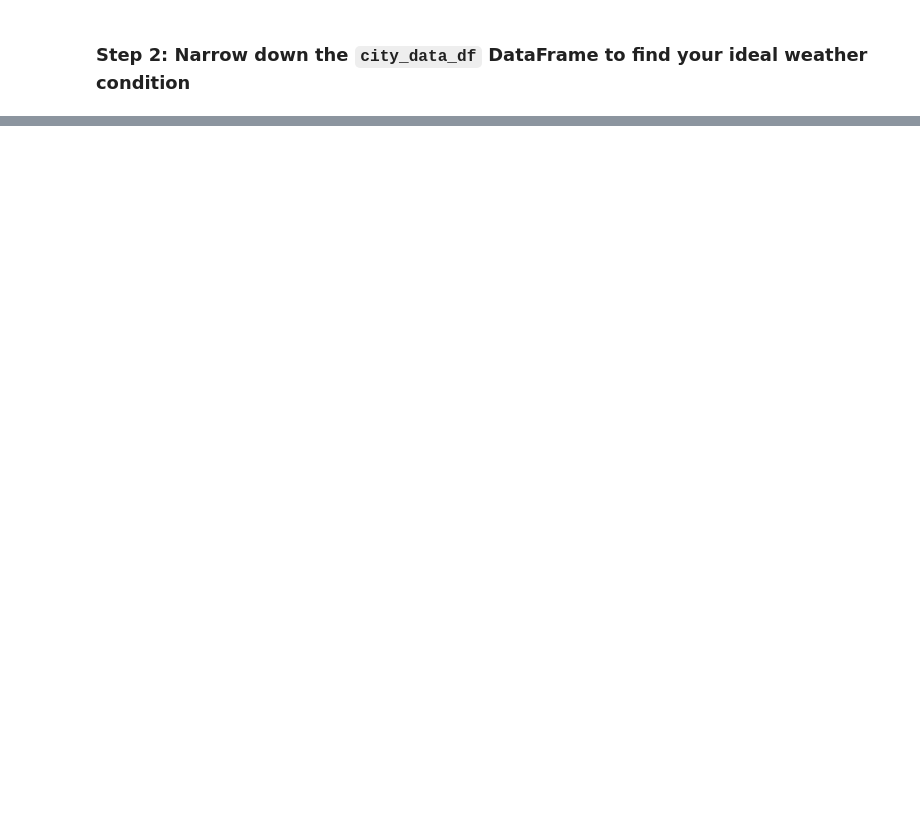
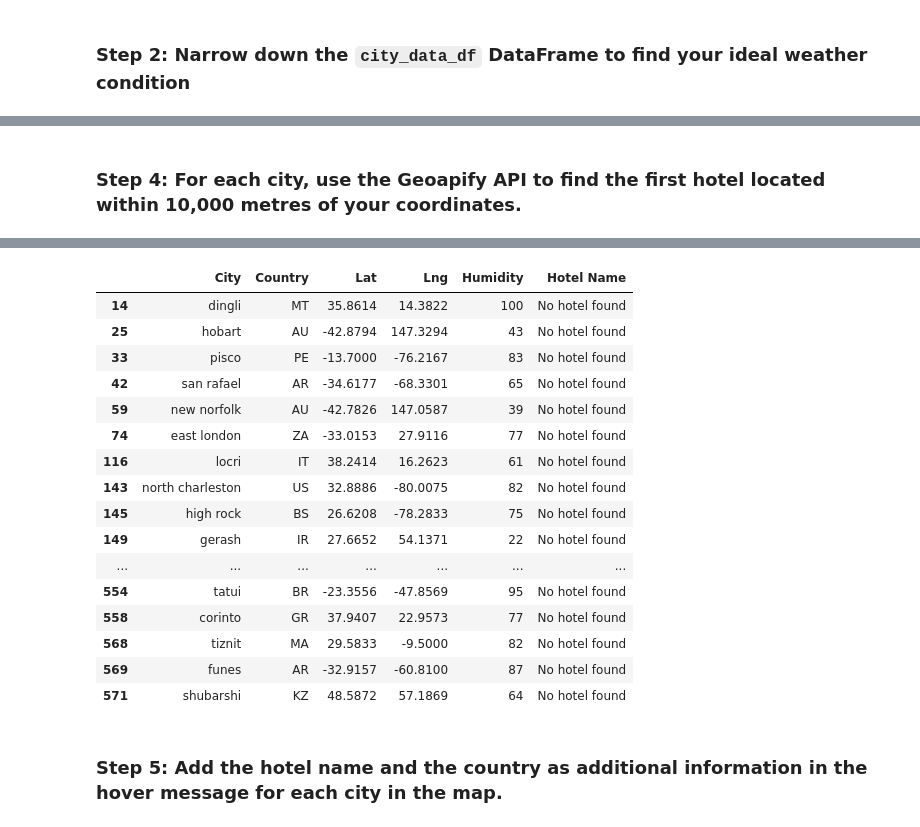
Before and after one commit to jbarkle/Python-API-Challenge, a Jupyter notebook: WeatherPy/VacationPy.ipynb, the cells around one changed output, grey strips where cells are left out. Cells and saved outputs as stored; diff of their text form; code cells hidden in the pictures; blank space fills up the shorter version.

```diff
--- a/WeatherPy/VacationPy.ipynb
+++ b/WeatherPy/VacationPy.ipynb
@@ -72,0 +108,50 @@ ideal
+# %% [markdown]
+### Step 4: For each city, use the Geoapify API to find the first hotel located within 10,000 metres of your coordinates.
+# %%
+# Set parameters to search for a hotel
+radius = 10000
+categories = "accomodation.hotel"
+limit = 1
+
+params = {
+    "limit":1,
+    "apiKey":geoapify_key,
+    "categories":categories
+}
+
+# Print a message to follow up the hotel search
+print("Starting hotel search")
+
+# Iterate through the hotel_df DataFrame
+for index, row in hotel_df.iterrows():
+    # get latitude, longitude from the DataFrame
+    latitude = row["Lat"]
+    longitude = row["Lng"]
+
+    # Add filter and bias parameters with the current city's latitude and longitude to the params dictionary
+    params["filter"] = f"circle:{longitude},{latitude},{radius}"
+    params["bias"] = f"proximity:{longitude},{latitude}"
+
+    # Set base URL
+    base_url = "https://api.geoapify.com/v2/places"
+
+
+    # Make and API request using the params dictionary
+    name_address = requests.get(base_url, params=params)
+
+    # Convert the API response to JSON format
+    name_address = name_address.json()
+
+    # Grab the first hotel from the results and store the name in the hotel_df DataFrame
+    try:
+        hotel_df.loc[index, "Hotel Name"] = name_address["features"][0]["properties"]["name"]
+    except (KeyError, IndexError):
+        # If no hotel is found, set the hotel name as "No hotel found".
+        hotel_df.loc[index, "Hotel Name"] = "No hotel found"
+
+    # Log the search results
+    print(f"{hotel_df.loc[index, 'City']} - nearest hotel: {hotel_df.loc[index, 'Hotel Name']}")
+
+# Display sample data
+hotel_df
+# %% [output]
@@ -72,0 +175,19 @@ ideal
+|  | City | Country | Lat | Lng | Humidity | Hotel Name |
+| 14 | dingli | MT | 35.8614 | 14.3822 | 100 | No hotel found |
+| 25 | hobart | AU | -42.8794 | 147.3294 | 43 | No hotel found |
+| 33 | pisco | PE | -13.7000 | -76.2167 | 83 | No hotel found |
+| 42 | san rafael | AR | -34.6177 | -68.3301 | 65 | No hotel found |
+| 59 | new norfolk | AU | -42.7826 | 147.0587 | 39 | No hotel found |
+| 74 | east london | ZA | -33.0153 | 27.9116 | 77 | No hotel found |
+| 116 | locri | IT | 38.2414 | 16.2623 | 61 | No hotel found |
+| 143 | north charleston | US | 32.8886 | -80.0075 | 82 | No hotel found |
+| 145 | high rock | BS | 26.6208 | -78.2833 | 75 | No hotel found |
+| 149 | gerash | IR | 27.6652 | 54.1371 | 22 | No hotel found |
+| ... | ... | ... | ... | ... | ... | ... |
+| 554 | tatui | BR | -23.3556 | -47.8569 | 95 | No hotel found |
+| 558 | corinto | GR | 37.9407 | 22.9573 | 77 | No hotel found |
+| 568 | tiznit | MA | 29.5833 | -9.5000 | 82 | No hotel found |
+| 569 | funes | AR | -32.9157 | -60.8100 | 87 | No hotel found |
+| 571 | shubarshi | KZ | 48.5872 | 57.1869 | 64 | No hotel found |
+# %% [markdown]
+### Step 5: Add the hotel name and the country as additional information in the hover message for each city in the map.
```
Also changed, not shown: parts of 5 cells of this notebook.
